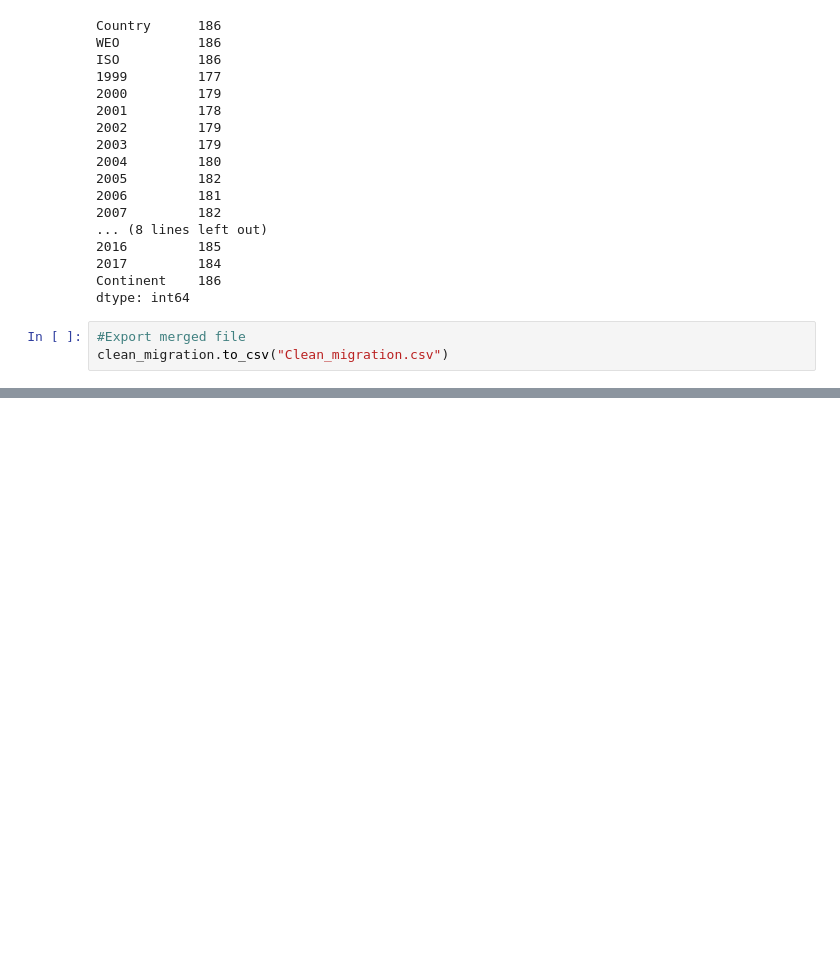
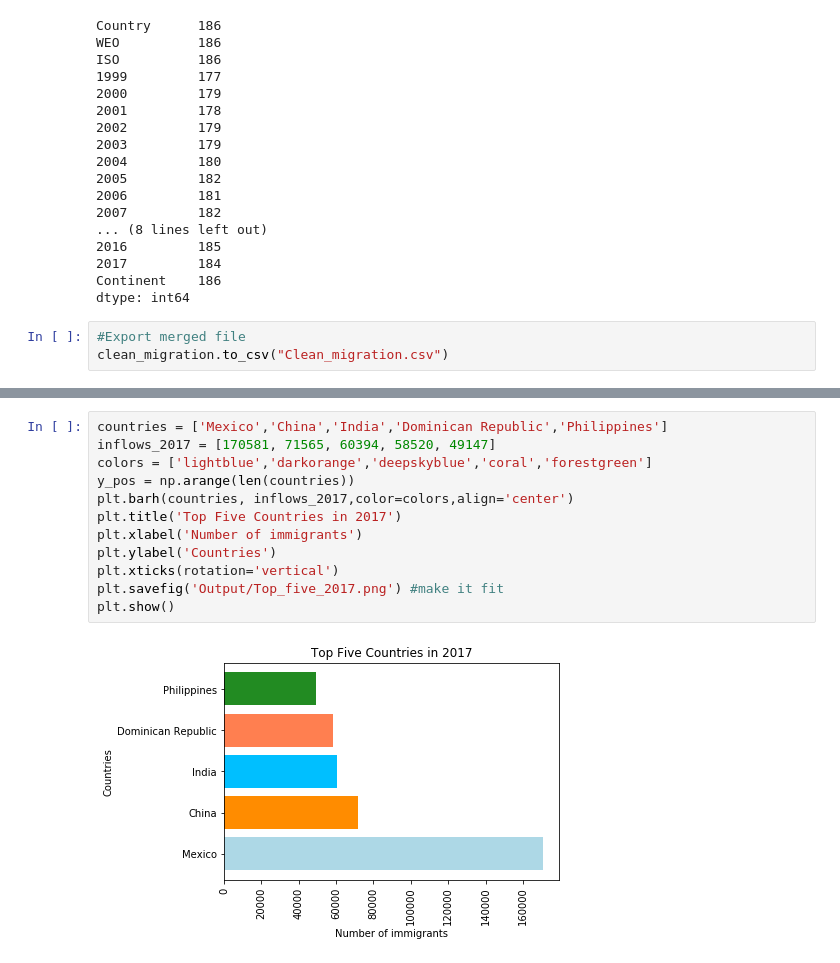
Before and after one commit to fafdenis/District_Coding_Project_1, a Jupyter notebook: Pre_analysis/Pre_analysis.ipynb, the cells around one changed output, grey strips where cells are left out. Drawn from its saved outputs; the diff is of its cells as text; blank space fills up the shorter version.

```diff
--- a/Pre_analysis/Pre_analysis.ipynb
+++ b/Pre_analysis/Pre_analysis.ipynb
@@ -173,0 +343,14 @@ clean_migration.to_csv("Clean_migration.csv")
+# %%
+countries = ['Mexico','China','India','Dominican Republic','Philippines']
+inflows_2017 = [170581, 71565, 60394, 58520, 49147]
+colors = ['lightblue','darkorange','deepskyblue','coral','forestgreen']
+y_pos = np.arange(len(countries))
+plt.barh(countries, inflows_2017,color=colors,align='center')
+plt.title('Top Five Countries in 2017')
+plt.xlabel('Number of immigrants')
+plt.ylabel('Countries')
+plt.xticks(rotation='vertical')
+plt.savefig('Output/Top_five_2017.png') #make it fit
+plt.show()
+# %% [output]
+[figure, added]
```
Also changed, not shown: parts of 19 cells of this notebook, 3 other files.
